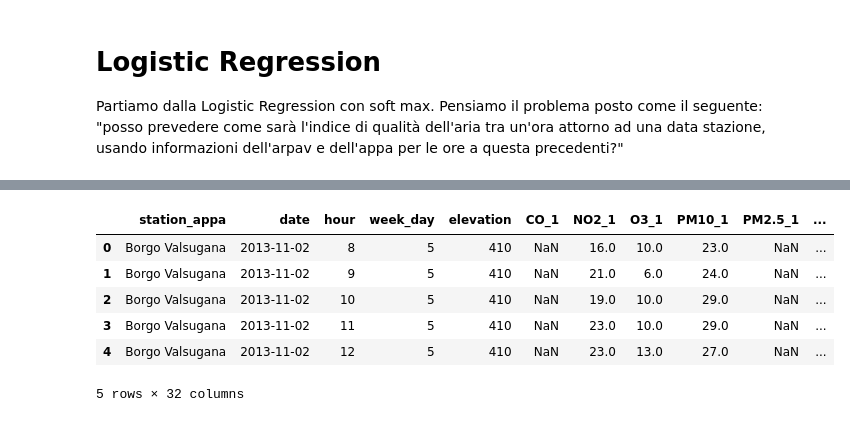
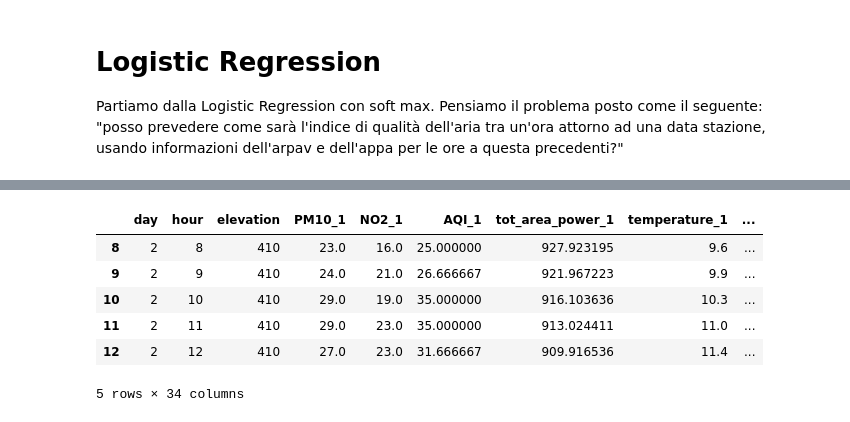
Before and after one commit to CarloDegasperi/DataScience, a Jupyter notebook: notebooks/classification/04_logistic_regression.ipynb, the cells around one changed output, grey strips where cells are left out. Drawn from its saved outputs; the diff is of its cells as text; code cells hidden in the pictures.

```diff
--- a/notebooks/classification/04_logistic_regression.ipynb
+++ b/notebooks/classification/04_logistic_regression.ipynb
@@ -23,21 +71,30 @@ target = dataset_df['EAQI']
 # %%
 # vogliamo prevedere l'EAQI ad un'ora date le informazioni sulle ore precedenti
 # per evitare di appesantire troppo il dataframe consideriamo solo le tre ore precedenti per tutti i dati eccetto le precipitazioni
 # abbiamo visto una correlasione particolare per gli inquinanti con le precipitazioni dalle 5 ore prima in poi. Per questo dato prendiamo quindi le precipitazioni
 # di 5, 6 e 7 ore prima (invece che delle tre ore appena precedenti)
 
-feature_df = dataset_df[feature_columns[:5]].copy()
+feature_df = dataset_df[feature_cols[:5]].copy()
 for h in range (1,4):
-    feature_df[[col + f'_{h}' for col in feature_columns[5:13]]] = dataset_df.groupby('station_appa')[feature_columns[5:13]].shift(h)
-    feature_df[f'precipitation_{4 + h}'] = dataset_df.groupby('station_appa')[feature_columns[-1]].shift(5 + h)
+    feature_df[[col + f'_{h}' for col in feature_cols[5:10]]] = dataset_df.groupby('station_appa')[feature_cols[5:10]].shift(h)
+    feature_df[f'precipitation_{4 + h}'] = dataset_df.groupby('station_appa')[feature_cols[-1]].shift(5 + h)
 
-feature_df = feature_df.iloc[8:].reset_index(drop=True)
-feature_df.head()
+# trasformiamo in one-hot le stazioni ed il giorno della settimana
+feature_df = pd.get_dummies(feature_df, columns=['week_day'], prefix='', prefix_sep='')
+feature_df = pd.get_dummies(feature_df, columns=['station_appa'], prefix='', prefix_sep='')
+
+classification_df = feature_df.copy()
+classification_df['target'] = target
+classification_df = classification_df.dropna(subset=['precipitation_7'])
+
+classification_features = classification_df.columns.difference(['target'])
+
+classification_df.head()
 # %% [output]
-|  | station_appa | date | hour | week_day | elevation | CO_1 | NO2_1 | O3_1 | PM10_1 | PM2.5_1 | ... |
-| 0 | Borgo Valsugana | 2013-11-02 | 8 | 5 | 410 | NaN | 16.0 | 10.0 | 23.0 | NaN | ... |
-| 1 | Borgo Valsugana | 2013-11-02 | 9 | 5 | 410 | NaN | 21.0 | 6.0 | 24.0 | NaN | ... |
-| 2 | Borgo Valsugana | 2013-11-02 | 10 | 5 | 410 | NaN | 19.0 | 10.0 | 29.0 | NaN | ... |
-| 3 | Borgo Valsugana | 2013-11-02 | 11 | 5 | 410 | NaN | 23.0 | 10.0 | 29.0 | NaN | ... |
-| 4 | Borgo Valsugana | 2013-11-02 | 12 | 5 | 410 | NaN | 23.0 | 13.0 | 27.0 | NaN | ... |
+|  | day | hour | elevation | PM10_1 | NO2_1 | AQI_1 | tot_area_power_1 | temperature_1 | ... |
+| 8 | 2 | 8 | 410 | 23.0 | 16.0 | 25.000000 | 927.923195 | 9.6 | ... |
+| 9 | 2 | 9 | 410 | 24.0 | 21.0 | 26.666667 | 921.967223 | 9.9 | ... |
+| 10 | 2 | 10 | 410 | 29.0 | 19.0 | 35.000000 | 916.103636 | 10.3 | ... |
+| 11 | 2 | 11 | 410 | 29.0 | 23.0 | 35.000000 | 913.024411 | 11.0 | ... |
+| 12 | 2 | 12 | 410 | 27.0 | 23.0 | 31.666667 | 909.916536 | 11.4 | ... |
-5 rows × 32 columns
+5 rows × 34 columns
```
Also changed, not shown: parts of 9 cells of this notebook, 1 other file.
